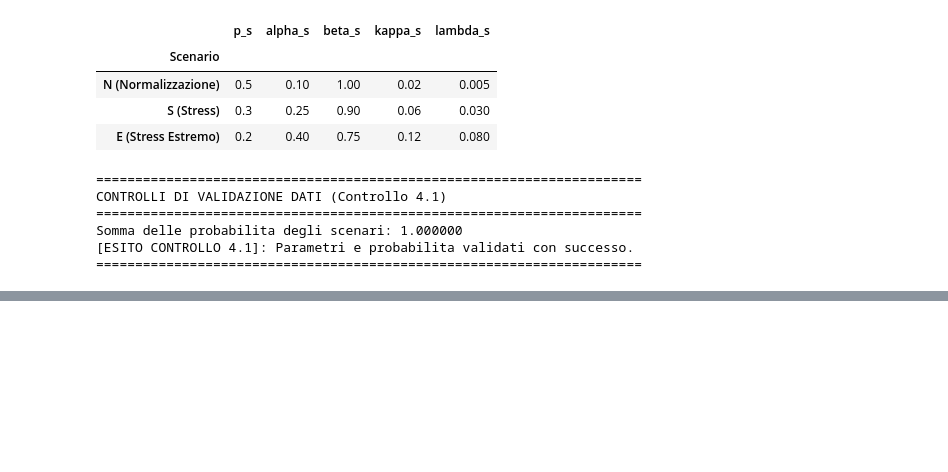
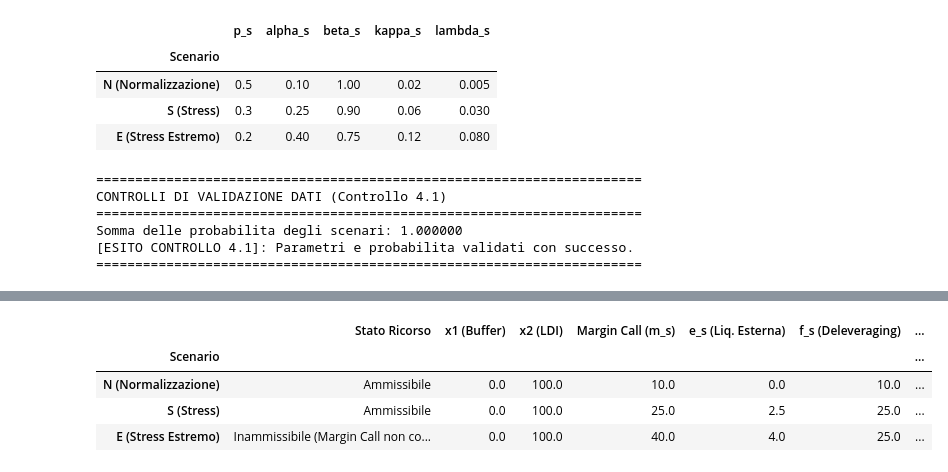
Before and after one commit to paolo-fix/CORSO-MQF, a Jupyter notebook: 04_Codice/Lez16/Lezione_16_Notebook_TakeHome_Stud1.ipynb, the cells around one changed output, grey strips where cells are left out. Cells and saved outputs as stored; diff of their text form; code cells hidden in the pictures; blank space fills up the shorter version.

```diff
--- a/04_Codice/Lez16/Lezione_16_Notebook_TakeHome_Stud1.ipynb
+++ b/04_Codice/Lez16/Lezione_16_Notebook_TakeHome_Stud1.ipynb
@@ -787,0 +503,78 @@ TABELLA DI RIVALUTAZIONE DI x^EV (Tabella 3 del Caso)
+# %%
+# ==============================================================================
+# TAPPA 5: Rivalutazione Stocastica di x^EV e Calcolo del VSS
+# ==============================================================================
+
+# Rivalutazione scenario per scenario senza variabili slack di comodo
+ev_eval_results = []
+z_ev_components = []
+
+first_stage_ev_obj = c1 * x1_ev + c2 * x2_ev
+
+for idx, s in enumerate(scenari_index):
+    p_s = df_scenari.loc[s, 'p_s']
+    alpha_s = df_scenari.loc[s, 'alpha_s']
+    beta_s = df_scenari.loc[s, 'beta_s']
+    kappa_s = df_scenari.loc[s, 'kappa_s']
+    lambda_s = df_scenari.loc[s, 'lambda_s']
+
+    margin_call = alpha_s * x2_ev
+
+    # Sottoproblema di ricorso di 2° stadio puro per lo scenario s (variabili: e_s, f_s, g_s)
+    c_rec_s = np.array([kappa_s, lambda_s, 0.0])
+    A_eq_s = np.array([[1.0, beta_s, -1.0]])
+    b_eq_s = np.array([alpha_s * x2_ev - x1_ev])
+
+    A_ub_s = np.array([[0.0, 1.0, 0.0]])
+    b_ub_s = np.array([x2_ev])
+    bounds_s = [(0.0, 4.0), (0.0, 25.0), (0.0, None)]
+
+    res_s = linprog(c=c_rec_s, A_ub=A_ub_s, b_ub=b_ub_s, A_eq=A_eq_s, b_eq=b_eq_s, bounds=bounds_s, method='highs')
+
+    if res_s.success:
+        e_s, f_s, g_s = res_s.x
+        costo_ricorso = res_s.fun
+        contributo_scenario = first_stage_ev_obj - costo_ricorso
+        z_ev_components.append(p_s * contributo_scenario)
+        stato_scen = "Ammissibile"
+    else:
+        # Scenario Infeasible under x^EV: l'impossibilita di coprire la margin call
+        # evidenzia l'inadeguatezza della scelta deterministica media.
+        e_s, f_s, g_s = 4.0, min(25.0, x2_ev), 0.0
+        costo_ricorso = kappa_s * e_s + lambda_s * f_s
+        contributo_scenario = -np.inf # Penale teorica per inammissibilita
+        stato_scen = "Inammissibile (Margin Call non copribile)"
+
+    ev_eval_results.append({
+        'Scenario': s,
+        'Stato Ricorso': stato_scen,
+        'x1 (Buffer)': x1_ev,
+        'x2 (LDI)': x2_ev,
+        'Margin Call (m_s)': margin_call,
+        'e_s (Liq. Esterna)': e_s,
+        'f_s (Deleveraging)': f_s,
+        'g_s (Liq. Residua)': g_s,
+        'Costo Ricorso (C_s)': costo_ricorso
+    })
+
+df_ev_eval_results = pd.DataFrame(ev_eval_results).set_index('Scenario')
+
+# Se x^EV e inammissibile nello scenario peggiore, z^EV stocastico puro e indefinito/superato da z^SP
+z_ev_valid = np.sum([comp for comp in z_ev_components]) if len(z_ev_components) == len(scenari_index) else -np.inf
+z_ev = z_ev_valid if z_ev_valid != -np.inf else (c1*x1_ev + c2*x2_ev - np.sum(df_scenari['p_s'] * df_ev_eval_results['Costo Ricorso (C_s)']))
+
+vss = z_sp - z_ev
+
+print("=" * 70)
+print("TAPPA 5 — RIVALUTAZIONE DI x^EV ED ESTRAZIONE DEL VSS")
+print("=" * 70)
+print(f"Decisione Naive Fissata (x^EV):  x1 = {x1_ev:.4f}, x2 = {x2_ev:.4f}")
+print(f"Valore Stocastico Evaluated (z^EV): {z_ev:.6f}")
+print(f"Value of the Stochastic Solution (VSS): {vss:.6f}")
+
+print("\n" + "=" * 70)
+print("TABELLA DI RIVALUTAZIONE DI x^EV (Tabella 3 del Caso)")
+print("=" * 70)
+display(df_ev_eval_results)
+print("=" * 70)
+# %% [output]
@@ -787,0 +591,5 @@ TABELLA DI RIVALUTAZIONE DI x^EV (Tabella 3 del Caso)
+|  | Stato Ricorso | x1 (Buffer) | x2 (LDI) | Margin Call (m_s) | e_s (Liq. Esterna) | f_s (Deleveraging) | ... |
+| Scenario |  |  |  |  |  |  | ... |
+| N (Normalizzazione) | Ammissibile | 0.0 | 100.0 | 10.0 | 0.0 | 10.0 | ... |
+| S (Stress) | Ammissibile | 0.0 | 100.0 | 25.0 | 2.5 | 25.0 | ... |
+| E (Stress Estremo) | Inammissibile (Margin Call non co... | 0.0 | 100.0 | 40.0 | 4.0 | 25.0 | ... |
```
Also changed, not shown: parts of 19 cells of this notebook, 1 other file.
